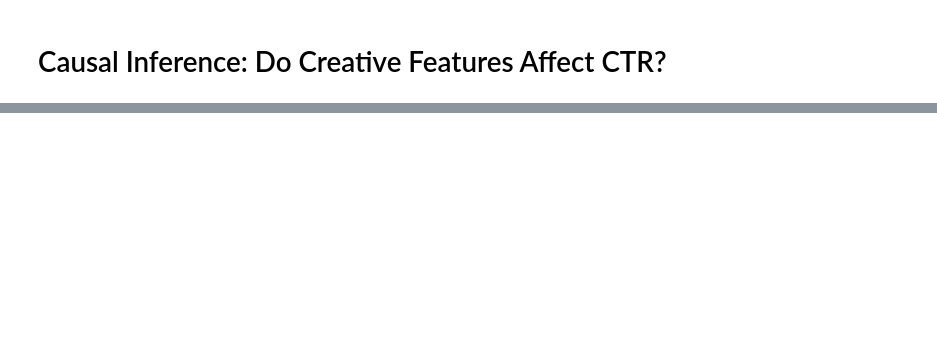
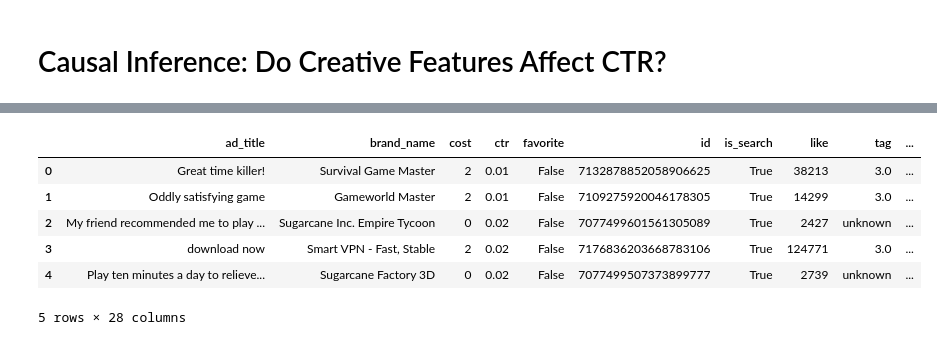
Before and after one commit to camilojaure/NarrativeLens, a Jupyter notebook: src/modeling/causal_ctr_analysis.ipynb, the cells around one changed output, grey strips where cells are left out. Drawn from its saved outputs; the diff is of its cells as text; code cells hidden in the pictures; blank space fills up the shorter version.

```diff
--- a/src/modeling/causal_ctr_analysis.ipynb
+++ b/src/modeling/causal_ctr_analysis.ipynb
@@ -14 +12,14 @@ IProgress not found. Please update jupyter and ipywidgets. See https://ipywidget
+# %%
+# Load dataset
+df = pd.read_csv('../../data/datasets/tiktok_ads_us_toplikes.csv')
+# %%
+df.head()
+# %% [output]
+|  | ad_title | brand_name | cost | ctr | favorite | id | is_search | like | tag | ... |
+| 0 | Great time killer! | Survival Game Master | 2 | 0.01 | False | 7132878852058906625 | True | 38213 | 3.0 | ... |
+| 1 | Oddly satisfying game | Gameworld Master | 2 | 0.01 | False | 7109275920046178305 | True | 14299 | 3.0 | ... |
+| 2 | My friend recommended me to play ... | Sugarcane Inc. Empire Tycoon | 0 | 0.02 | False | 7077499601561305089 | True | 2427 | unknown | ... |
+| 3 | download now | Smart VPN - Fast, Stable | 2 | 0.02 | False | 7176836203668783106 | True | 124771 | 3.0 | ... |
+| 4 | Play ten minutes a day to relieve... | Sugarcane Factory 3D | 0 | 0.02 | False | 7077499507373899777 | True | 2739 | unknown | ... |
+5 rows × 28 columns
 # %%
```
Also changed, not shown: parts of 12 cells of this notebook, 5 other files.
